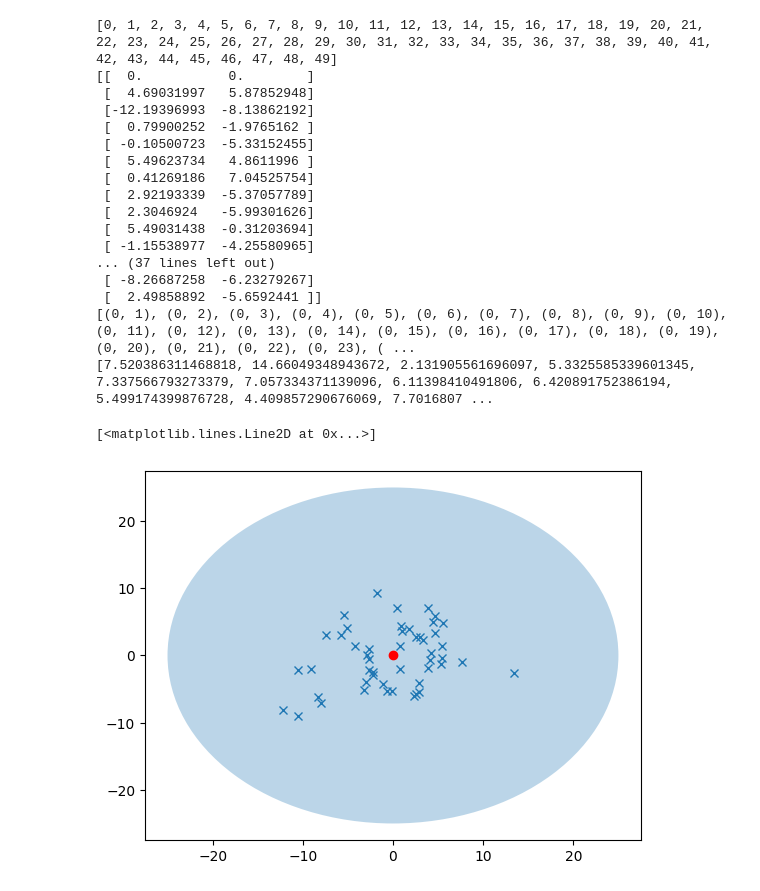
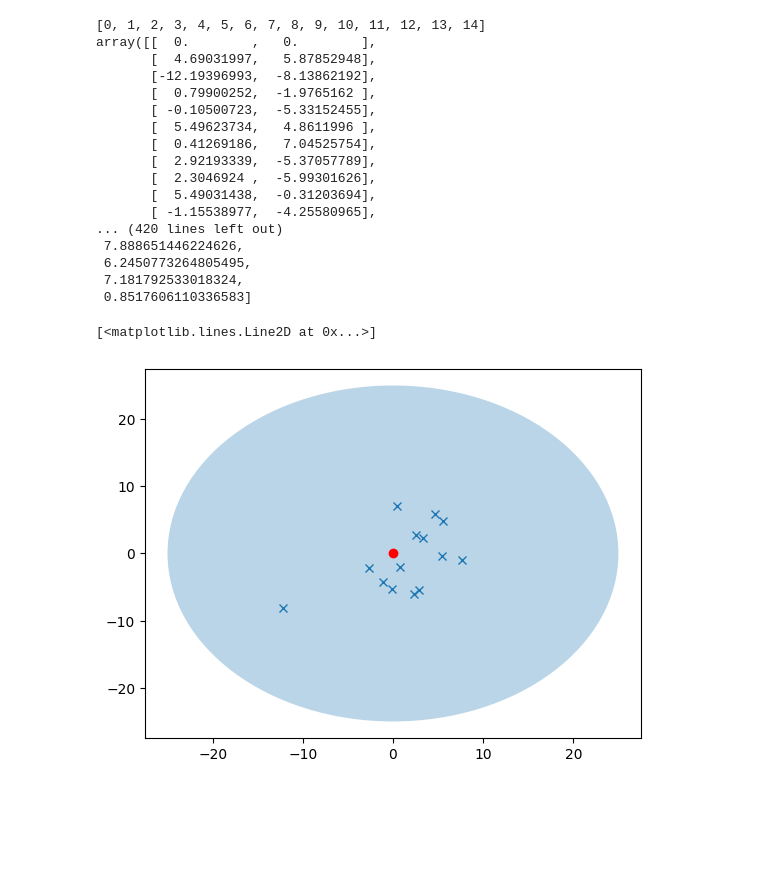
Before and after one commit to jwhtkr/explore-evrp, a Jupyter notebook: evrp.ipynb, the cells around one changed output. Cells and saved outputs as stored; diff of their text form; code cells hidden in the pictures; blank space fills up the shorter version.

```diff
--- a/evrp.ipynb
+++ b/evrp.ipynb
@@ -1,50 +1,52 @@
 # %%
 import numpy as np
 import itertools
 import matplotlib.pyplot as plt
 from matplotlib import patches
+import pprint
 
 seed = 42
 rng = np.random.default_rng(seed)
-N = 50
+N = 15
 MAX_RANGE = 50
+TIME_LIMIT = 40
 nodes = list(range(N))
-print(nodes)
+pprint.pprint(nodes)
 node_locs = rng.normal(scale=MAX_RANGE / 2 / 4, size=(N, 2))
 node_locs[0, :] = 0  # The first node is the depot node (at 0,0)
 
-print(node_locs)
+pprint.pprint(node_locs)
 edges = list(edge for edge in itertools.product(nodes, nodes) if edge[0] != edge[1])
-print(edges)
+pprint.pprint(edges)
 distances = [
     np.linalg.norm(node_locs[pt1, :] - node_locs[pt2, :]) for pt1, pt2 in edges
 ]
 distances_dict = {edge: distance for edge, distance in zip(edges, distances)}
-print(distances)
+pprint.pprint(distances)
 
 plt.gca().add_patch(patches.Circle((0,0), radius=MAX_RANGE / 2, zorder=-10, alpha=0.3))
 plt.plot(node_locs[0, 0], node_locs[0, 1], "or")
 plt.plot(node_locs[1:, 0], node_locs[1:, 1], "x")
 # %% [output]
-[0, 1, 2, 3, 4, 5, 6, 7, 8, 9, 10, 11, 12, 13, 14, 15, 16, 17, 18, 19, 20, 21, 22, 23, 24, 25, 26, 27, 28, 29, 30, 31, 32, 33, 34, 35, 36, 37, 38, 39, 40, 41, 42, 43, 44, 45, 46, 47, 48, 49]
-[[  0.           0.        ]
- [  4.69031997   5.87852948]
- [-12.19396993  -8.13862192]
- [  0.79900252  -1.9765162 ]
- [ -0.10500723  -5.33152455]
- [  5.49623734   4.8611996 ]
- [  0.41269186   7.04525754]
- [  2.92193339  -5.37057789]
- [  2.3046924   -5.99301626]
- [  5.49031438  -0.31203694]
- [ -1.15538977  -4.25580965]
-... (37 lines left out)
- [ -8.26687258  -6.23279267]
- [  2.49858892  -5.6592441 ]]
-[(0, 1), (0, 2), (0, 3), (0, 4), (0, 5), (0, 6), (0, 7), (0, 8), (0, 9), (0, 10), (0, 11), (0, 12), (0, 13), (0, 14), (0, 15), (0, 16), (0, 17), (0, 18), (0, 19), (0, 20), (0, 21), (0, 22), (0, 23), ( ...
-[7.520386311468818, 14.66049348943672, 2.131905561696097, 5.3325585339601345, 7.337566793273379, 7.057334371139096, 6.11398410491806, 6.420891752386194, 5.499174399876728, 4.409857290676069, 7.7016807 ...
+[0, 1, 2, 3, 4, 5, 6, 7, 8, 9, 10, 11, 12, 13, 14]
+array([[  0.        ,   0.        ],
+       [  4.69031997,   5.87852948],
+       [-12.19396993,  -8.13862192],
+       [  0.79900252,  -1.9765162 ],
+       [ -0.10500723,  -5.33152455],
+       [  5.49623734,   4.8611996 ],
+       [  0.41269186,   7.04525754],
+       [  2.92193339,  -5.37057789],
+       [  2.3046924 ,  -5.99301626],
+       [  5.49031438,  -0.31203694],
+       [ -1.15538977,  -4.25580965],
+... (420 lines left out)
+ 7.888651446224626,
+ 6.2450773264805495,
+ 7.181792533018324,
+ 0.8517606110336583]
 [<matplotlib.lines.Line2D at 0x...>]
-[figure, old version]
+[figure, new version]
 # %%
 import gurobipy as gp
 import matplotlib.pyplot as plt
```
Also changed, not shown: parts of 11 cells of this notebook, 3 other files.
